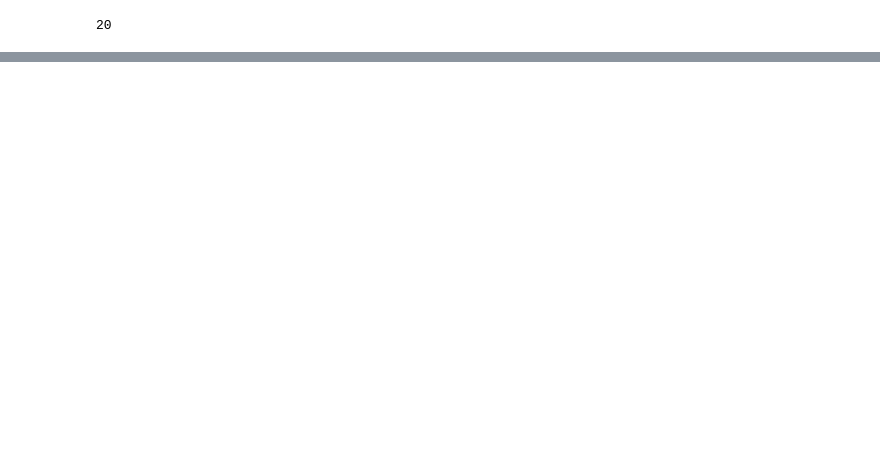
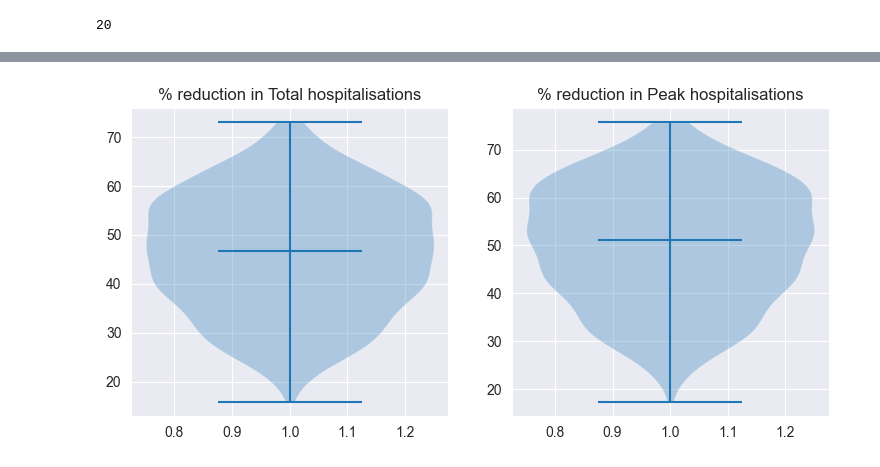
Before and after one commit to m-d-grunnill/MetaCast, a Jupyter notebook: demonstrations/Basic_Demonstration.ipynb, the cells around one changed output, grey strips where cells are left out. Saved outputs shown, nothing was run; the diff lists cells and outputs as text; code cells hidden in the pictures; blank space fills up the shorter version.

```diff
--- a/demonstrations/Basic_Demonstration.ipynb
+++ b/demonstrations/Basic_Demonstration.ipynb
@@ -958,7 +958,8 @@ hospitalised_records.append(
      'Peak hospitalisations': max(results_vaccination.loc[:,('observed_states','H')])
      }
 )
-pd.DataFrame.from_records(hospitalised_records)
+hospitalised_results_df = pd.DataFrame.from_records(hospitalised_records)
+hospitalised_results_df
 # %% [output]
 |  | Scenario | Total hospitalisations | Peak hospitalisations |
 | 0 | Single infection at start | 87.891455 | 26.156877 |
@@ -1083,0 +1143,5 @@ prccs
+# %%
+baseline_value = hospitalised_results_df.loc[hospitalised_results_df['Scenario']=='Starting prevalence of 0.01',result].values[0]
+to_plot = (baseline_value - results_and_sample_df[result])/baseline_value
+to_plot *= 100
+to_plot
@@ -1083,0 +1161,12 @@ prccs
+# %%
+fig, axs = plt.subplots(nrows=1, ncols=2, figsize=(9, 4))
+for index, result in enumerate(['Total hospitalisations', 'Peak hospitalisations']):
+    baseline_value = hospitalised_results_df.loc[hospitalised_results_df['Scenario']=='Starting prevalence of 0.01',result].values[0]
+    to_plot = (baseline_value - results_and_sample_df[result])/baseline_value
+    to_plot *= 100
+    axs[index].violinplot(to_plot,
+                          showmeans=False,
+                          showmedians=True)
+    axs[index].set_title('% reduction in ' + result)
+# %% [output]
+[figure, added]
```
Also changed, not shown: parts of 49 cells of this notebook, 2 other files.
